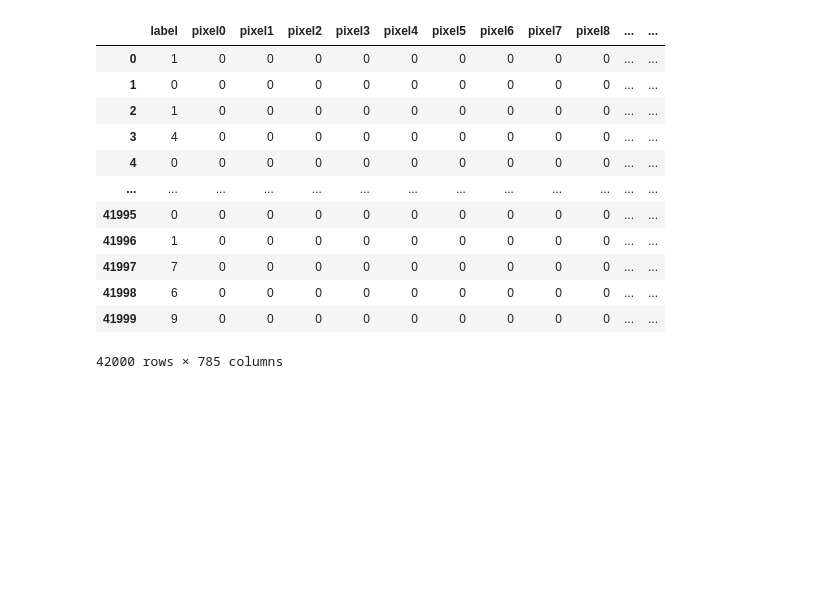
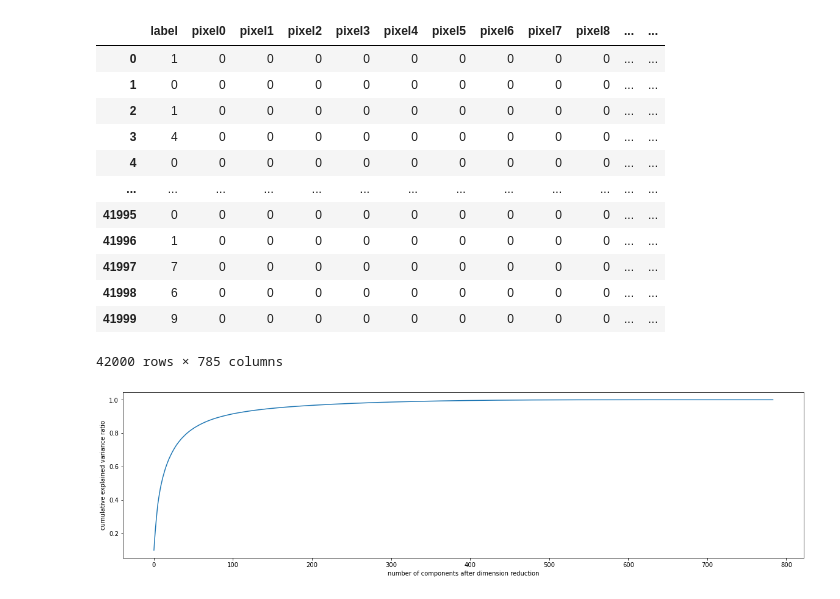
Before and after one commit to sunseayuy/sklearn-learning, a Jupyter notebook: sklearn中的降维算法PCA和SVD/3 案例：PCA对手写数字数据集的降维.ipynb, the cells around one changed output. Drawn from its saved outputs; the diff is of its cells as text; code cells hidden in the pictures; blank space fills up the shorter version.

```diff
--- a/sklearn中的降维算法PCA和SVD/3 案例：PCA对手写数字数据集的降维.ipynb
+++ b/sklearn中的降维算法PCA和SVD/3 案例：PCA对手写数字数据集的降维.ipynb
@@ -42,0 +31,10 @@ y = data.iloc[:,0]
+# %%
+# 3. 画累计方差贡献率曲线，找最佳降维后维度的范围
+pca_line = PCA().fit(X)
+plt.figure(figsize=[20,5])
+plt.plot(np.cumsum(pca_line.explained_variance_ratio_))
+plt.xlabel("number of components after dimension reduction")
+plt.ylabel("cumulative explained variance ratio")
+plt.show()
+# %% [output]
+[figure, added]
```
Also changed, not shown: parts of 13 cells of this notebook.
